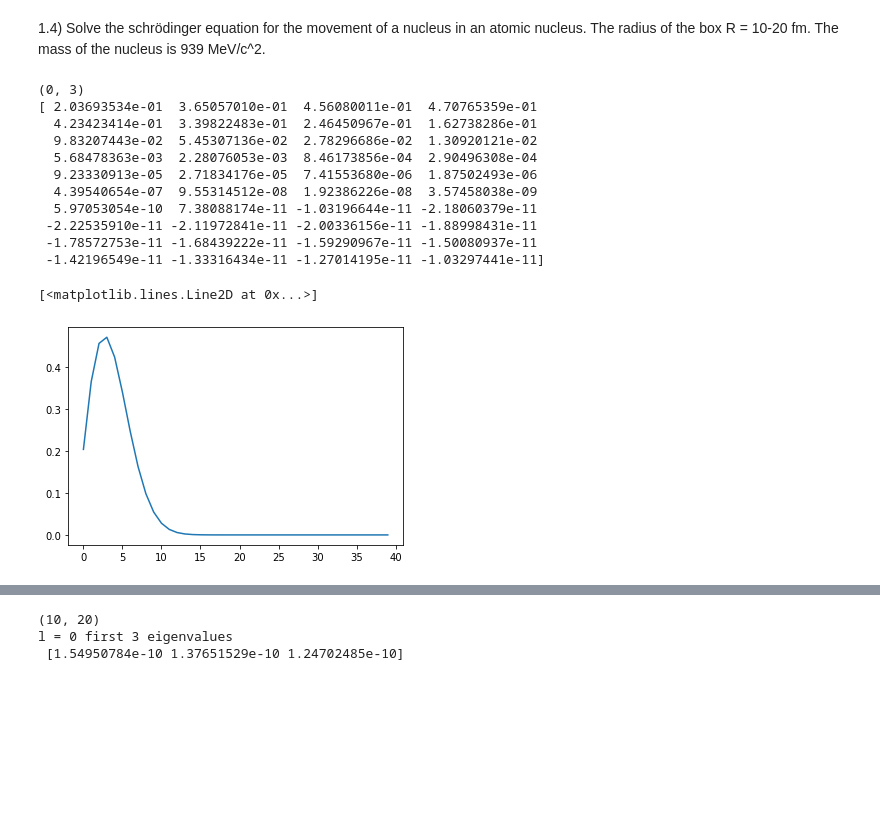
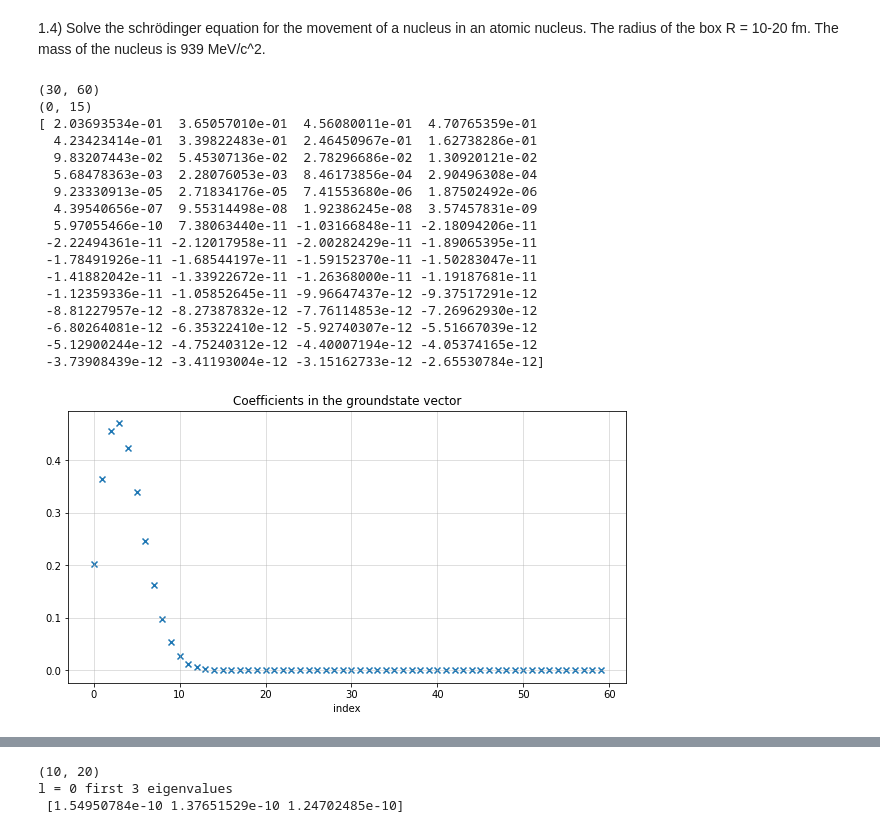
Before and after one commit to TobiLeitgeb/ComputationalPhysics_VO_code, a Jupyter notebook: main.ipynb, the cells around one changed output, grey strips where cells are left out. Saved outputs shown, nothing was run; the diff lists cells and outputs as text; code cells hidden in the pictures; blank space fills up the shorter version.

```diff
--- a/main.ipynb
+++ b/main.ipynb
@@ -20,7 +20,7 @@ plt.grid()
 Compute the roots of the spherical bessel-functions $j_l(x)$, l $\in$ [0,...,100] and x $\in$ [0,...,100].
 Here we compare the found roots of the bessel functions to the roots when calculating the bessel functions with scipy
 # %%
-n_roots = 40 # index i
+n_roots = 80 # index i
 l_max = 100
 roots_li = bessel_roots(l_max, n_roots,scipy = False)
 plt.figure(figsize=(10,5))
@@ -283,32 +285,45 @@ def numpy_eigvecs(l,n_roots):
 # %%
 from joblib import Parallel, delayed
 import multiprocessing
 
-l_max = 20
-n_roots = 40
+l_max = 30
+n_roots = 60
 
 num_cores = multiprocessing.cpu_count()
 # evs = Parallel(n_jobs=num_cores)(delayed(calc_evs)(l,n_roots) for l in range(l_max))
+
+# horribly inefficient, just didnt know how to use it with Parallel
 np_eigvals = np.array(Parallel(n_jobs=num_cores)(delayed(numpy_eigvals)(l, n_roots) for l in range(l_max)))
 np_eigvecs = np.array(Parallel(n_jobs=num_cores)(delayed(numpy_eigvecs)(l, n_roots) for l in range(l_max)))
 argmin_eigvals = np.unravel_index(np.argmin(np_eigvals), np_eigvals.shape)
+print(np_eigvals.shape)
 print(argmin_eigvals)
 eigvec_groundstate = np_eigvecs[argmin_eigvals[0],:,argmin_eigvals[1]]
+l = argmin_eigvals[0]
 # eigvec_groundstate = np_eigvecs[10,:,10]
 print(eigvec_groundstate)
 
-plt.plot(eigvec_groundstate)
+fig, ax = plt.subplots(1,1,figsize=(10,5))
+ax.scatter(np.arange(0,n_roots),eigvec_groundstate, marker="x")
+ax.set_title("Coefficients in the groundstate vector")      # l = argmin_eigvals[0] ~ usually 0 - makes sense
+ax.set_xlabel("index")
+ax.grid(alpha=0.5)
 # %% [output]
-(0, 3)
+(30, 60)
+(0, 15)
 [ 2.03693534e-01  3.65057010e-01  4.56080011e-01  4.70765359e-01
   4.23423414e-01  3.39822483e-01  2.46450967e-01  1.62738286e-01
   9.83207443e-02  5.45307136e-02  2.78296686e-02  1.30920121e-02
   5.68478363e-03  2.28076053e-03  8.46173856e-04  2.90496308e-04
-  9.23330913e-05  2.71834176e-05  7.41553680e-06  1.87502493e-06
-  4.39540654e-07  9.55314512e-08  1.92386226e-08  3.57458038e-09
-  5.97053054e-10  7.38088174e-11 -1.03196644e-11 -2.18060379e-11
- -2.22535910e-11 -2.11972841e-11 -2.00336156e-11 -1.88998431e-11
- -1.78572753e-11 -1.68439222e-11 -1.59290967e-11 -1.50080937e-11
- -1.42196549e-11 -1.33316434e-11 -1.27014195e-11 -1.03297441e-11]
+  9.23330913e-05  2.71834176e-05  7.41553680e-06  1.87502492e-06
+  4.39540656e-07  9.55314498e-08  1.92386245e-08  3.57457831e-09
+  5.97055466e-10  7.38063440e-11 -1.03166848e-11 -2.18094206e-11
+ -2.22494361e-11 -2.12017958e-11 -2.00282429e-11 -1.89065395e-11
+ -1.78491926e-11 -1.68544197e-11 -1.59152370e-11 -1.50283047e-11
+ -1.41882042e-11 -1.33922672e-11 -1.26368000e-11 -1.19187681e-11
+ -1.12359336e-11 -1.05852645e-11 -9.96647437e-12 -9.37517291e-12
+ -8.81227957e-12 -8.27387832e-12 -7.76114853e-12 -7.26962930e-12
+ -6.80264081e-12 -6.35322410e-12 -5.92740307e-12 -5.51667039e-12
+ -5.12900244e-12 -4.75240312e-12 -4.40007194e-12 -4.05374165e-12
+ -3.73908439e-12 -3.41193004e-12 -3.15162733e-12 -2.65530784e-12]
-[<matplotlib.lines.Line2D at 0x...>]
-[figure, old version]
+[figure, new version]
```
Also changed, not shown: parts of 9 cells of this notebook.
